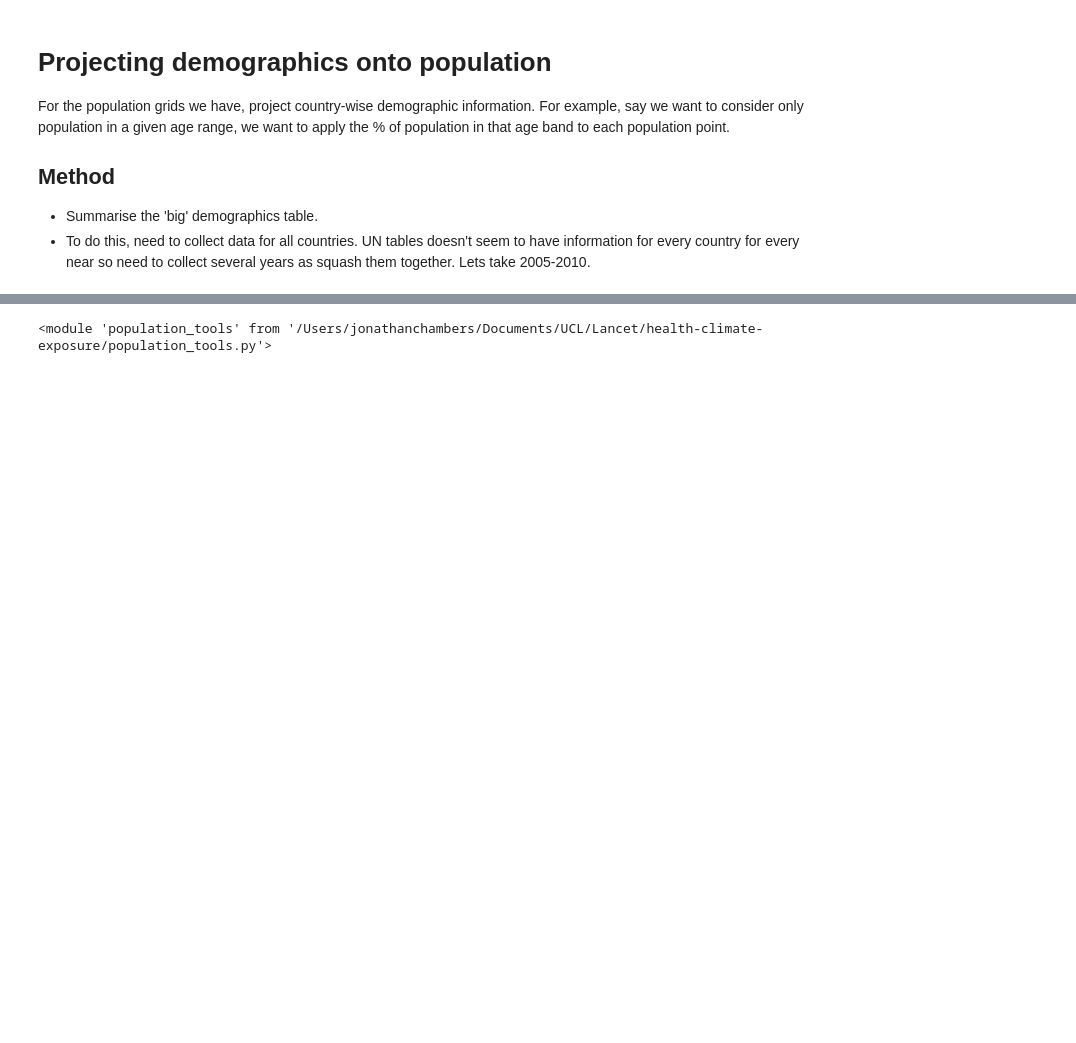
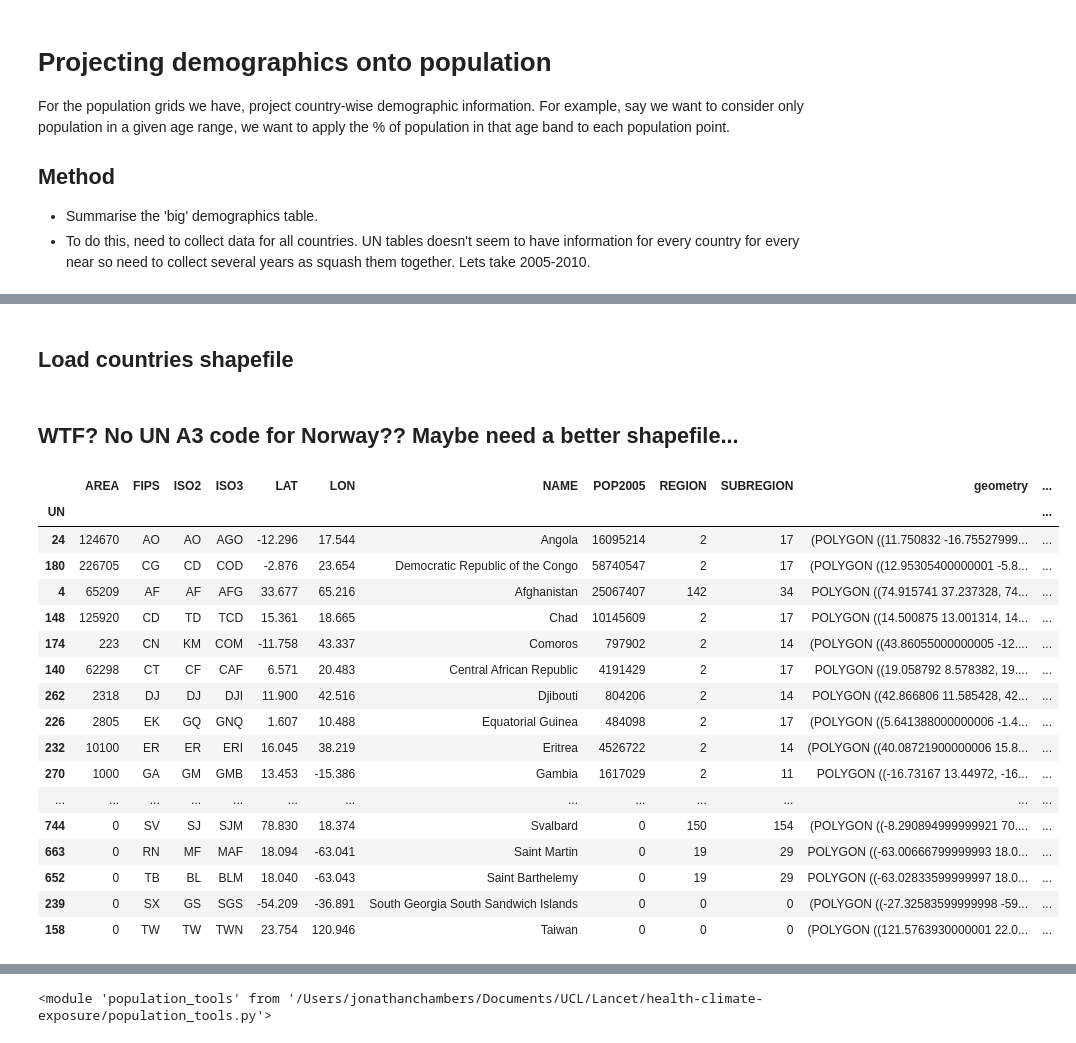
Before and after one commit to mangecoeur/health-climate-exposure, a Jupyter notebook: Project demographic stats to population.ipynb, the cells around one changed output, grey strips where cells are left out. Saved outputs shown, nothing was run; the diff lists cells and outputs as text; code cells hidden in the pictures; blank space fills up the shorter version.

```diff
--- a/Project demographic stats to population.ipynb
+++ b/Project demographic stats to population.ipynb
@@ -44,7 +96,8 @@ len(un_demographics['Country or Area'].unique())
 # %%
 # Set index so we can first drop aspects we aren't interested in
-un_all = un_demographics.set_index(['Sex', 'Area', 'Year', 'Country or Area Code',  'Age'])
-un_all = un_all.loc['Both Sexes'].loc['Total'].loc[2015]
+# un_all = un_demographics.set_index(['Sex', 'Area', 'Year', 'Country or Area Code',  'Age'])
+un_all = un_demographics.loc['Both Sexes'].loc['Total']
+un_all = un_all[np.isfinite(un_all.Value)]
 # %%
 # Drop the country totals
 un_all = un_all.drop('Total', level='Age')
@@ -129,0 +180,2 @@ gpd_countries = gpd.read_file(str(COUNTRY_POLY_SHP))
+# %% [markdown]
+## Load countries shapefile
@@ -130 +190,3 @@ gpd_countries = gpd.read_file(str(COUNTRY_POLY_SHP))
+# %% [markdown]
+## WTF? No UN A3 code for Norway?? Maybe need a better shapefile...
 # %%
@@ -132 +194,22 @@ gpd_countries = gpd_countries.join(by_age, on='ISO_N3')
+# %%
+gpd_countries[np.isnan(gpd_countries.frac_over_5)]
+# %% [output]
+|  | AREA | FIPS | ISO2 | ISO3 | LAT | LON | NAME | POP2005 | REGION | SUBREGION | geometry | ... |
+| UN |  |  |  |  |  |  |  |  |  |  |  | ... |
+| 24 | 124670 | AO | AO | AGO | -12.296 | 17.544 | Angola | 16095214 | 2 | 17 | (POLYGON ((11.750832 -16.75527999... | ... |
+| 180 | 226705 | CG | CD | COD | -2.876 | 23.654 | Democratic Republic of the Congo | 58740547 | 2 | 17 | (POLYGON ((12.95305400000001 -5.8... | ... |
+| 4 | 65209 | AF | AF | AFG | 33.677 | 65.216 | Afghanistan | 25067407 | 142 | 34 | POLYGON ((74.915741 37.237328, 74... | ... |
+| 148 | 125920 | CD | TD | TCD | 15.361 | 18.665 | Chad | 10145609 | 2 | 17 | POLYGON ((14.500875 13.001314, 14... | ... |
+| 174 | 223 | CN | KM | COM | -11.758 | 43.337 | Comoros | 797902 | 2 | 14 | (POLYGON ((43.86055000000005 -12.... | ... |
+| 140 | 62298 | CT | CF | CAF | 6.571 | 20.483 | Central African Republic | 4191429 | 2 | 17 | POLYGON ((19.058792 8.578382, 19.... | ... |
+| 262 | 2318 | DJ | DJ | DJI | 11.900 | 42.516 | Djibouti | 804206 | 2 | 14 | POLYGON ((42.866806 11.585428, 42... | ... |
+| 226 | 2805 | EK | GQ | GNQ | 1.607 | 10.488 | Equatorial Guinea | 484098 | 2 | 17 | (POLYGON ((5.641388000000006 -1.4... | ... |
+| 232 | 10100 | ER | ER | ERI | 16.045 | 38.219 | Eritrea | 4526722 | 2 | 14 | (POLYGON ((40.08721900000006 15.8... | ... |
+| 270 | 1000 | GA | GM | GMB | 13.453 | -15.386 | Gambia | 1617029 | 2 | 11 | POLYGON ((-16.73167 13.44972, -16... | ... |
+| ... | ... | ... | ... | ... | ... | ... | ... | ... | ... | ... | ... | ... |
+| 744 | 0 | SV | SJ | SJM | 78.830 | 18.374 | Svalbard | 0 | 150 | 154 | (POLYGON ((-8.290894999999921 70.... | ... |
+| 663 | 0 | RN | MF | MAF | 18.094 | -63.041 | Saint Martin | 0 | 19 | 29 | POLYGON ((-63.00666799999993 18.0... | ... |
+| 652 | 0 | TB | BL | BLM | 18.040 | -63.043 | Saint Barthelemy | 0 | 19 | 29 | POLYGON ((-63.02833599999997 18.0... | ... |
+| 239 | 0 | SX | GS | SGS | -54.209 | -36.891 | South Georgia South Sandwich Islands | 0 | 0 | 0 | (POLYGON ((-27.32583599999998 -59... | ... |
+| 158 | 0 | TW | TW | TWN | 23.754 | 120.946 | Taiwan | 0 | 0 | 0 | (POLYGON ((121.5763930000001 22.0... | ... |
 # %%
```
Also changed, not shown: parts of 19 cells of this notebook.
